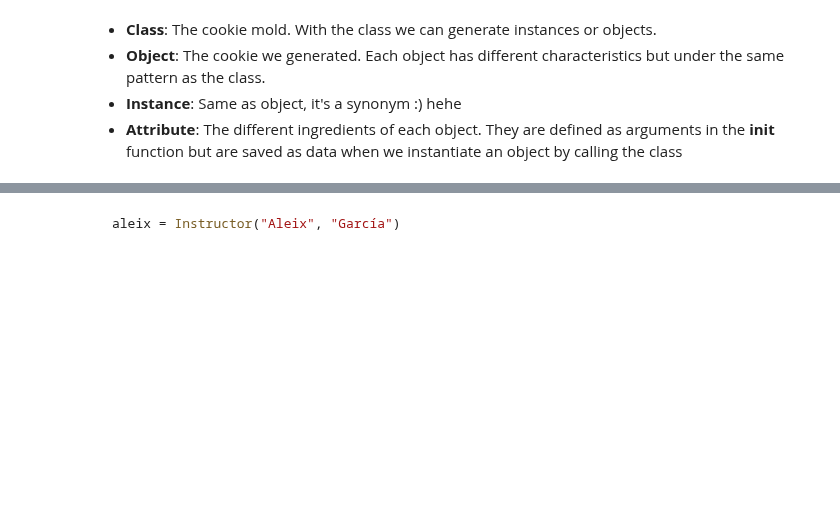
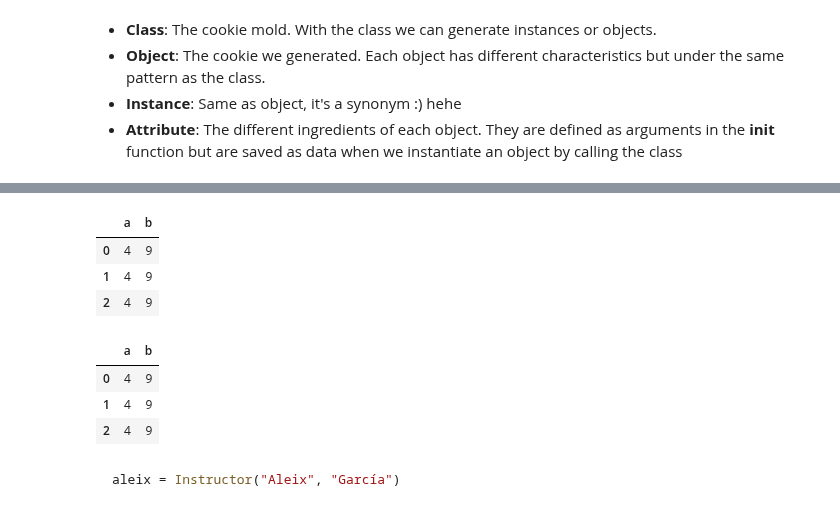
Before and after one commit to Ironhack-data-bcn-oct-2022/lectures, a Jupyter notebook: week-1/5.1- OOP.ipynb, the cells around one changed output, grey strips where cells are left out. Cells and saved outputs as stored; diff of their text form; code cells hidden in the pictures; blank space fills up the shorter version.

```diff
--- a/week-1/5.1- OOP.ipynb
+++ b/week-1/5.1- OOP.ipynb
@@ -621,0 +725,17 @@ import math
+# %%
+# method is a function
+    # given instance
+
+df.rename(columns = {"A": "a", "B":"b"})
+# %% [output]
+|  | a | b |
+| 0 | 4 | 9 |
+| 1 | 4 | 9 |
+| 2 | 4 | 9 |
+# %%
+df
+# %% [output]
+|  | a | b |
+| 0 | 4 | 9 |
+| 1 | 4 | 9 |
+| 2 | 4 | 9 |
```
Also changed, not shown: parts of 53 cells of this notebook.
